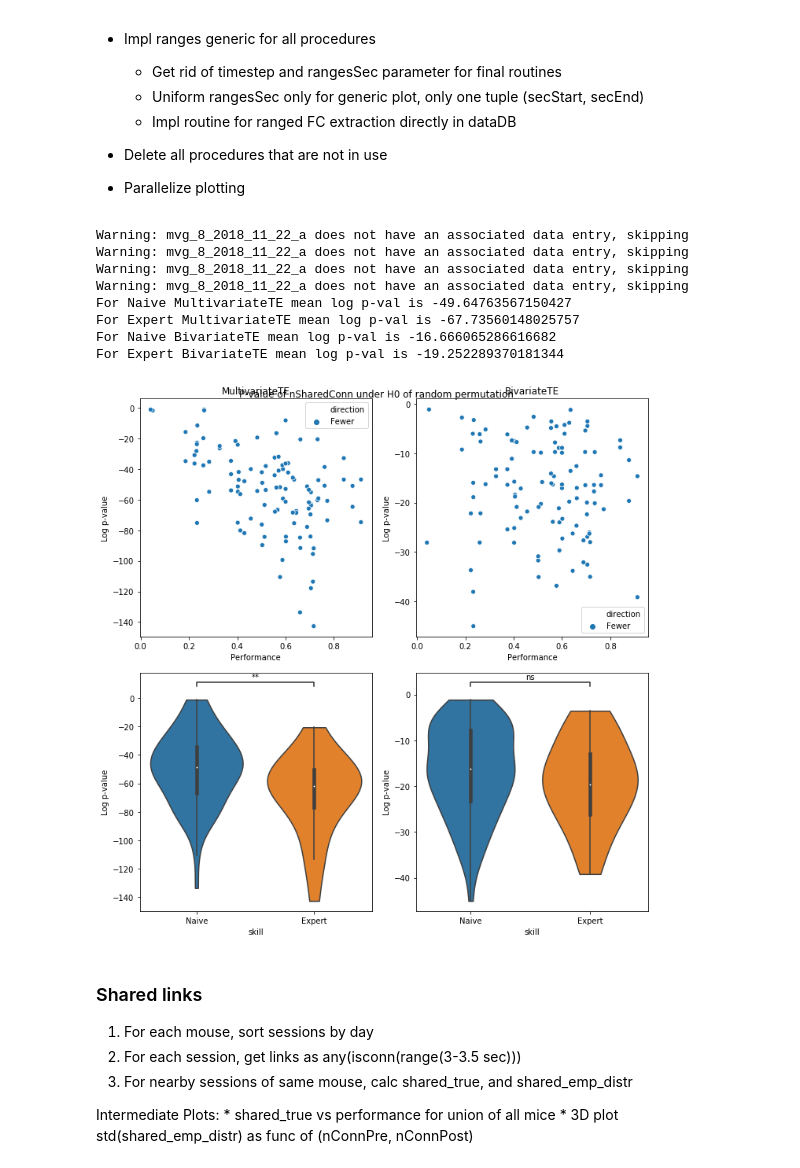
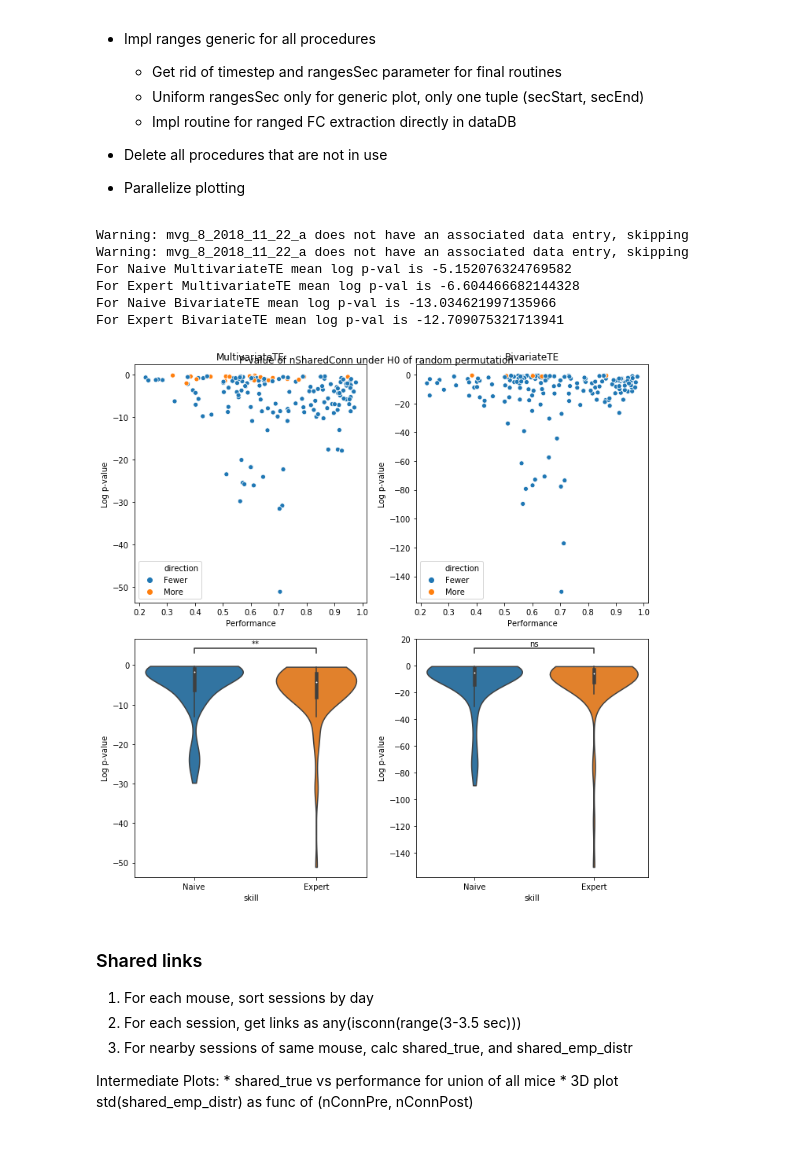
Before and after one commit to aleksejs-fomins/mesoscopic-functional-connectivity, a Jupyter notebook: codes/analysis_real/yaro_result/analysis-behavioural-neural.ipynb, the cells around one changed output. Drawn from its saved outputs; the diff is of its cells as text; code cells hidden in the pictures.

```diff
--- a/codes/analysis_real/yaro_result/analysis-behavioural-neural.ipynb
+++ b/codes/analysis_real/yaro_result/analysis-behavioural-neural.ipynb
@@ -115,28 +115,27 @@ data_plots.plot_performance_by_days(dataDB)
 * Delete all procedures that are not in use
 * Parallelize plotting
 # %%
+rangesSec = {"report":(6, 6.5)}
 #rangesSec = {"whisk":(3, 3.5)}
-rangesSec = None
+#rangesSec = None
 
 # connectomics_db.plot_generic(dataDB, pTHR, './', "connectivity_nconn_vs_time", rangesSec=rangesSec, ext='.svg')
 # connectomics_db.plot_generic(dataDB, pTHR, './', "connectivity_nconn_vs_days", rangesSec=rangesSec, ext='.svg')
 # connectomics_db.plot_generic(dataDB, pTHR, './', "connectivity_fc_vs_time", rangesSec=rangesSec, ext='.svg')
 # connectomics_db.plot_generic(dataDB, pTHR, './', "connectivity_fc_vs_days", rangesSec=rangesSec, ext='.svg')
 # connectomics_db.plot_generic(dataDB, pTHR, './', "connectivity_avgnconn_vs_days", rangesSec=rangesSec, ext='.svg')
 # connectomics_db.plot_generic(dataDB, pTHR, './', "connectivity_fc_vs_performance", rangesSec=rangesSec, ext='.svg')
 ## connectomics_db.plot_te_shared_link_scatter(dataDB, pTHR, {"whisk":(3, 3.5)}, "./", ext='.svg')
 # connectomics_db.plot_fc_vs_performance(dataDB, 0.01)
-connectomics_db.plot_fc_binary_shared_pval_vs_performance(dataDB, 0.01, rangesSec=rangesSec)
+connectomics_db.plot_fc_binary_shared_pval_vs_performance(dataDB, 0.01, trial='iNOGO', outname='pval_alldata_iNOGO_665_raw.svg', rangesSec=rangesSec)
 # %% [output]
 Warning: mvg_8_2018_11_22_a does not have an associated data entry, skipping
 Warning: mvg_8_2018_11_22_a does not have an associated data entry, skipping
-Warning: mvg_8_2018_11_22_a does not have an associated data entry, skipping
-Warning: mvg_8_2018_11_22_a does not have an associated data entry, skipping
-For Naive MultivariateTE mean log p-val is -49.64763567150427
-For Expert MultivariateTE mean log p-val is -67.73560148025757
-For Naive BivariateTE mean log p-val is -16.666065286616682
-For Expert BivariateTE mean log p-val is -19.252289370181344
+For Naive MultivariateTE mean log p-val is -5.152076324769582
+For Expert MultivariateTE mean log p-val is -6.604466682144328
+For Naive BivariateTE mean log p-val is -13.034621997135966
+For Expert BivariateTE mean log p-val is -12.709075321713941
-[figure, old version]
+[figure, new version]
 # %% [markdown]
 ### Shared links
 
```
Also changed, not shown: parts of 3 cells of this notebook, 2 other files.
